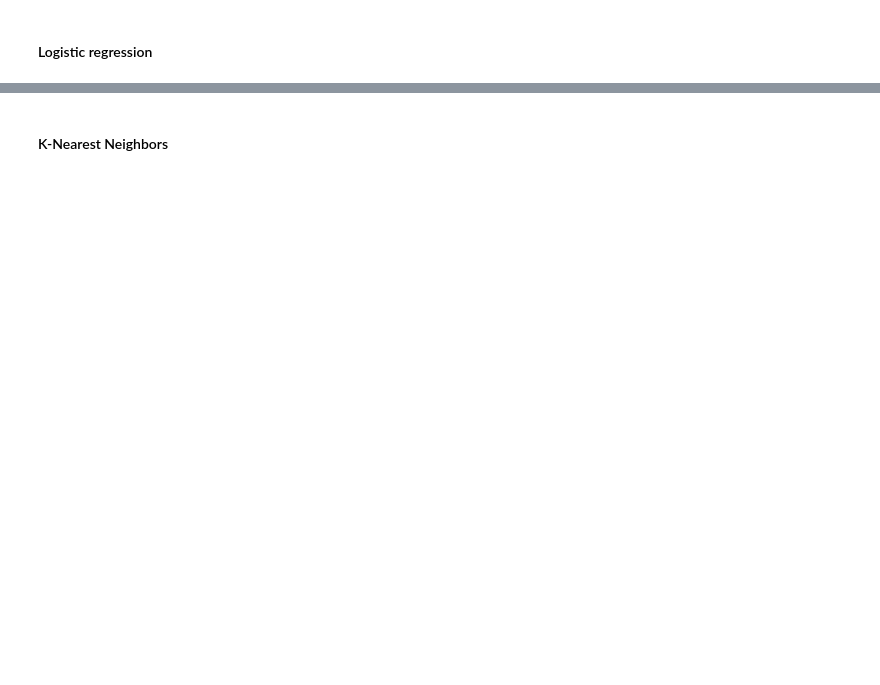
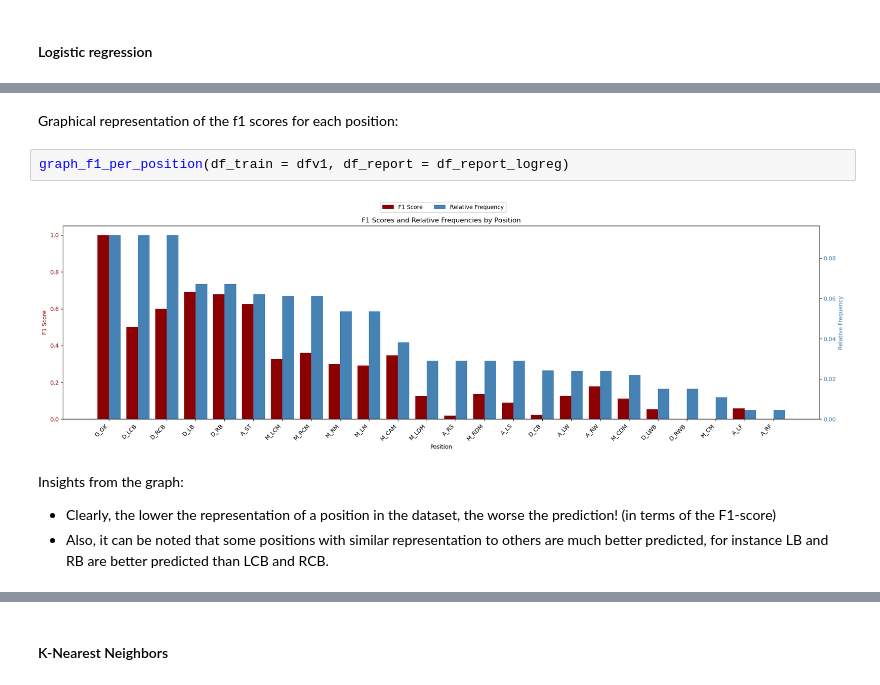
Before and after one commit to simonvellin/football_position_prediction, a Jupyter notebook: pablo/3_feature_selection_and_evaluation.ipynb, the cells around one changed output, grey strips where cells are left out. Saved outputs shown, nothing was run; the diff lists cells and outputs as text; blank space fills up the shorter version.

Commit message:
More submissions and adjusted training

```diff
--- a/pablo/3_feature_selection_and_evaluation.ipynb
+++ b/pablo/3_feature_selection_and_evaluation.ipynb
@@ -537,5 +723,15 @@ df_report_logreg
 | support | 32.000000 | 201.000000 | 166.000000 | 32.0 | 201.000000 | 166.000000 | 428.000000 | 167.000000 | 463.000000 | 631.000000 | ... | ... |
 4 rows × 27 columns
+# %% [markdown]
+Graphical representation of the f1 scores for each position:
+# %%
+graph_f1_per_position(df_train = dfv1, df_report = df_report_logreg)
+# %% [output]
+[figure, added]
+# %% [markdown]
+Insights from the graph:
+- Clearly, the lower the representation of a position in the dataset, the worse the prediction! (in terms of the F1-score)
+- Also, it can be noted that some positions with similar representation to others are much better predicted, for instance LB and RB are better predicted than LCB and RCB.
 # %%
 best_params_logreg
 # %% [output]
```
Also changed, not shown: parts of 79 cells of this notebook, 15 other files.
